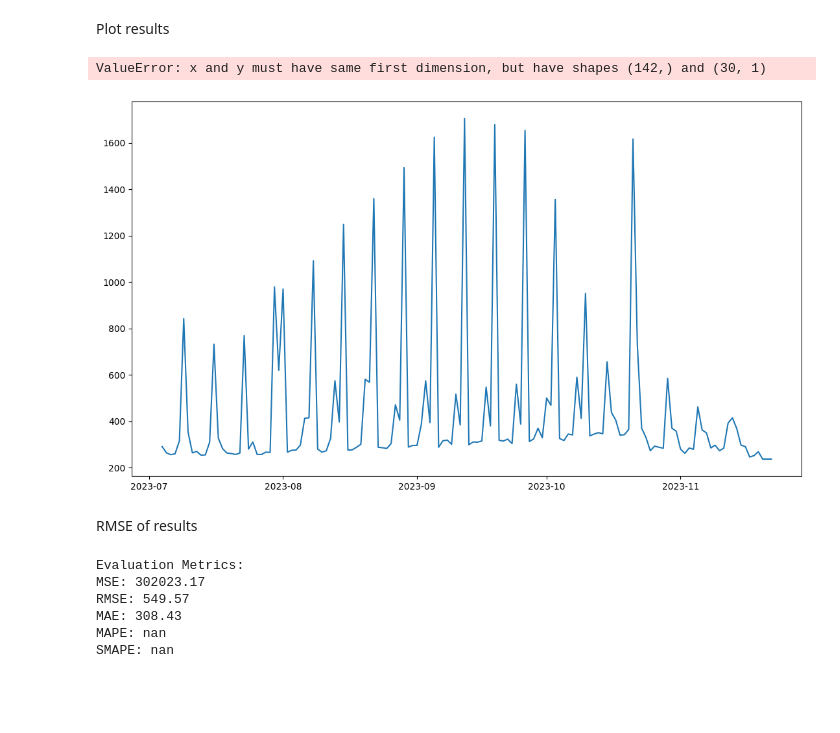
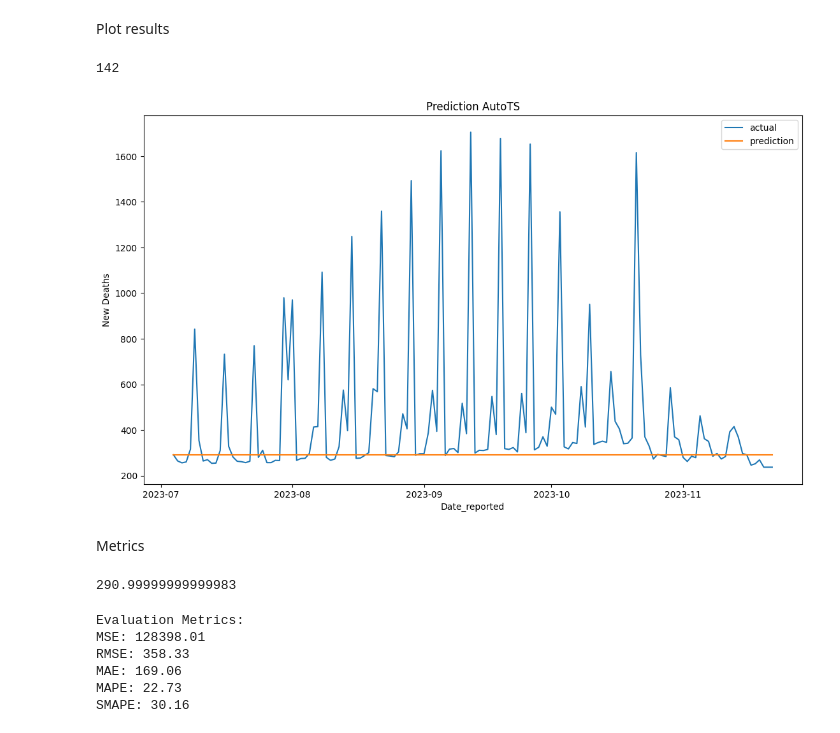
Before and after one commit to samuell07/timeseries-forecasting, a Jupyter notebook: covid_deaths/models/covid-deaths-automl.ipynb, the cells around one changed output. Drawn from its saved outputs; the diff is of its cells as text; code cells hidden in the pictures; blank space fills up the shorter version.

```diff
--- a/covid_deaths/models/covid-deaths-automl.ipynb
+++ b/covid_deaths/models/covid-deaths-automl.ipynb
@@ -178,6 +79,6 @@ model = model.import_template(
     enforce_model_list=True,
 )
 model.fit(train[target_column])
-prediction = model.predict(forecast_length=30)
+prediction = model.predict(forecast_length=len(test))
 # %% [output]
 Data frequency is: D, used frequency is: D
@@ -286,27 +168,41 @@ At iterate   41    f= -6.14039D-01    |proj g|=  6.69104D-04
 # %% [markdown]
 Plot results
+# %%
+len(test)
+# %% [output]
+142
 # %%
 fig, ax = plt.subplots(1, 1, figsize=(1280 / 96, 720 / 96))
 ax.plot(dates[int(data_length*train_split):], test[target_column].values, label="actual")
 ax.plot(dates[int(data_length*train_split):], prediction.forecast, label="prediction")
-ax.set_title("Prediction AutoMl")
+ax.set_title("Prediction AutoTS")
 ax.set_ylabel("New Deaths")
 ax.set_xlabel(date_column)
 ax.legend()
 ax.xaxis.set_major_locator(mdates.AutoDateLocator())
 plt.show()
 # %% [output]
-ValueError: x and y must have same first dimension, but have shapes (142,) and (30, 1)
-[figure, old version]
+[figure, new version]
-# %% [markdown]
-RMSE of results
+# %% [markdown]
+Metrics
 # %%
-from metrics import print_evaluation_metrics
-print_evaluation_metrics(prediction.forecast, test[target_column])
+max(prediction.forecast[target_column])
 # %% [output]
-Evaluation Metrics:
-MSE: 302023.17
-RMSE: 549.57
-MAE: 308.43
-MAPE: nan
-SMAPE: nan
+290.99999999999983
+# %%
+non_zero = []
+import sys
+
+for i in prediction.forecast[target_column]:
+    if i == 0:
+        non_zero.append(i+sys.float_info.min)
+    else:
+        non_zero.append(i)
+print_evaluation_metrics(non_zero, test[target_column])
+# %% [output]
+Evaluation Metrics:
+MSE: 128398.01
+RMSE: 358.33
+MAE: 169.06
+MAPE: 22.73
+SMAPE: 30.16
```
Also changed, not shown: parts of 4 cells of this notebook, 1 other file.
